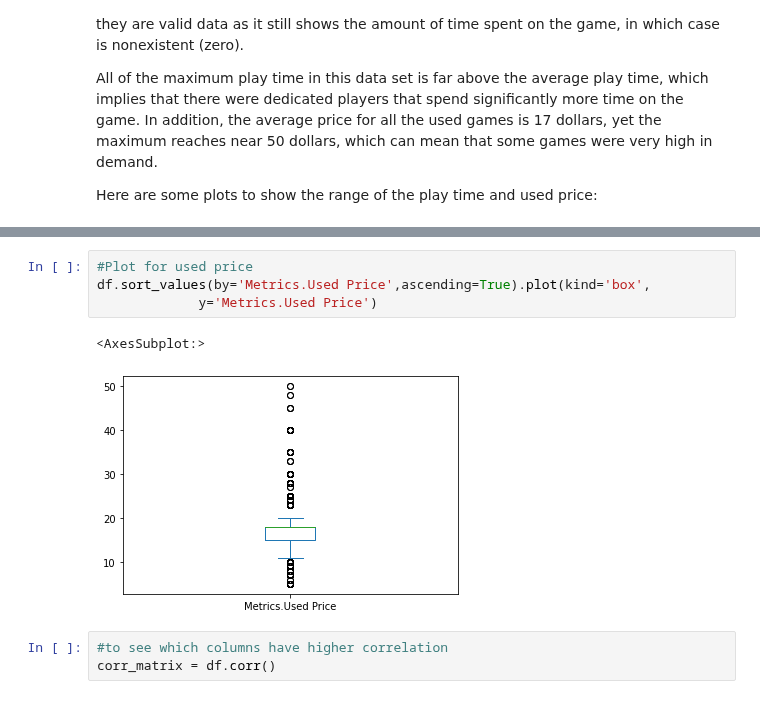
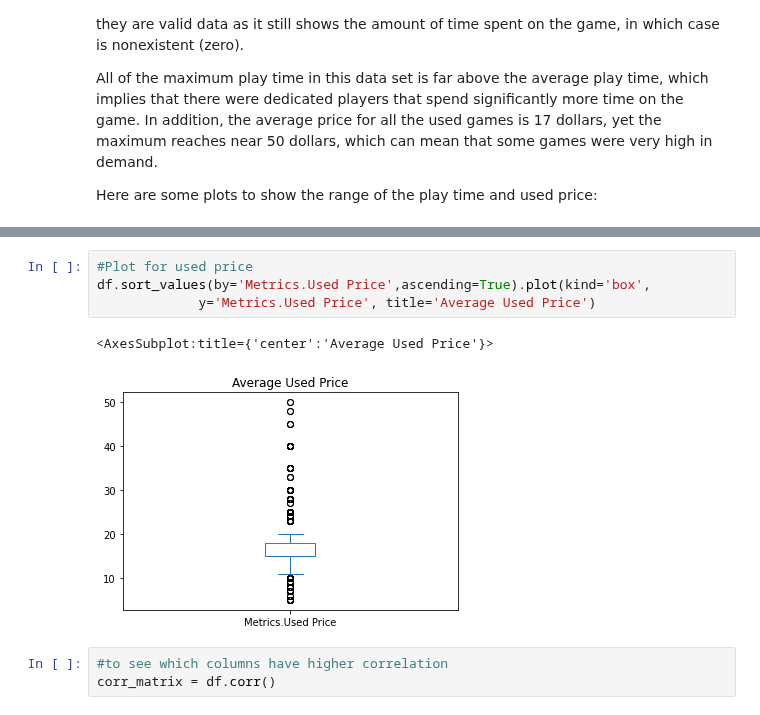
Before and after one commit to arielawidjaja/DH140final, a Jupyter notebook: Final Project.ipynb, the cells around one changed output, grey strips where cells are left out. Drawn from its saved outputs; the diff is of its cells as text.

```diff
--- a/Final Project.ipynb
+++ b/Final Project.ipynb
@@ -83,10 +83,10 @@ df.sort_values(by='Length.Main + Extras.Average',ascending=True).plot(kind='box'
 # %%
 #Plot for used price
 df.sort_values(by='Metrics.Used Price',ascending=True).plot(kind='box',
-             y='Metrics.Used Price')
+             y='Metrics.Used Price', title='Average Used Price')
 # %% [output]
-<AxesSubplot:>
+<AxesSubplot:title={'center':'Average Used Price'}>
-[figure, old version]
+[figure, new version]
 # %%
 #to see which columns have higher correlation
 corr_matrix = df.corr()
```
Also changed, not shown: parts of 4 cells of this notebook, 1 other file.
